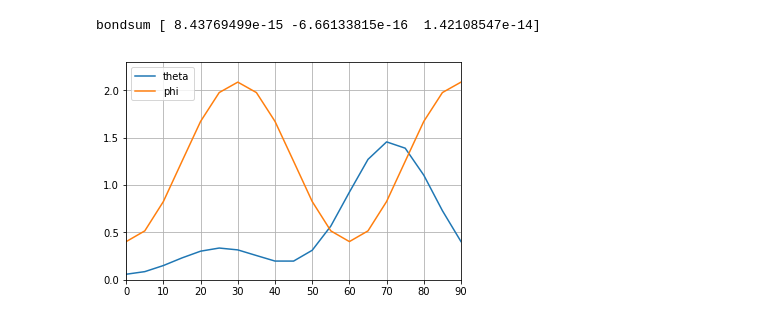
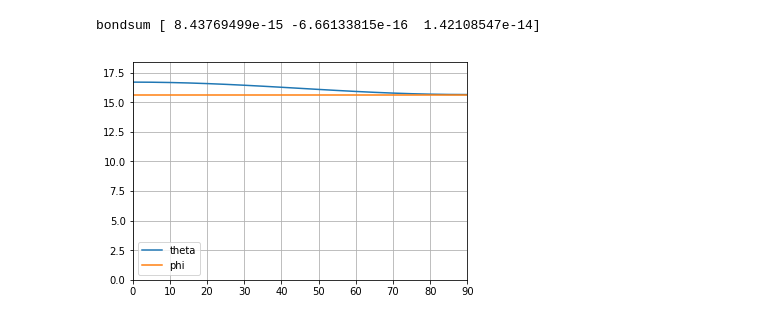
Before and after one commit to Yasushi-Shinohara/Bond_Charge_Model, a Jupyter notebook: src/Prototyping.ipynb, the cells around one changed output. Drawn from its saved outputs; the diff is of its cells as text; code cells hidden in the pictures.

```diff
--- a/src/Prototyping.ipynb
+++ b/src/Prototyping.ipynb
@@ -204,0 +40,2 @@ def plot_bonds(al, natom, atomdict, nbond, bonddict):
+# %%
+nbond, bonddict = atomdict2bonddict(al, natom, atomdict)
@@ -207,47 +48,16 @@ bonddict = plot_bonds(al, natom, atomdict, nbond, bonddict)
 # %% [output]
 [figure]
 bondsum [ 8.43769499e-15 -6.66133815e-16  1.42108547e-14]
-# %%
-def E2Eabs(nbond, bonddict,E,npower):
-    Eabs = 0.0
-    for ibond in range(nbond):
-        value = bonddict[str(ibond)]
-        dcart = value[9]
-        Edotdcart = np.abs(np.dot(E, dcart)/np.linalg.norm(dcart))
-        Eabs += (Edotdcart)**npower
-    return Eabs
-def thetaphi2E(theta, phi):
-    E = np.zeros(3, dtype='float64')
-    E[0] = np.sin(theta)*np.cos(phi)
-    E[1] = np.sin(theta)*np.sin(phi)
-    E[2] = np.cos(theta)
-    return E
-def calc_Eabs_theta_phi(nbond, bondict, npower):
-    Nphi = 19
-    Ntheta = 19
-    theta = np.linspace(0.0,0.25,Ntheta,dtype='float64')
-    phi = np.linspace(0.0,0.25,Nphi,dtype='float64')
-    theta = theta*tpi
-    phi = phi*tpi
-    Eabstheta = np.zeros(Ntheta,dtype='float64')
-    Eabsphi = np.zeros(Nphi,dtype='float64')
-    for itheta in range(Ntheta):
-        E = thetaphi2E(theta[itheta],phi[0])
-        Eabstheta[itheta] = E2Eabs(nbond, bonddict,E,npower)
-    for iphi in range(Nphi):
-        E = thetaphi2E(theta[Ntheta-1],phi[iphi])
-        Eabsphi[iphi] = E2Eabs(nbond,bonddict,E,npower)
-    return theta, Eabstheta, phi, Eabsphi
 # %%
-npower = 24
+npower = 2
 theta, Eabstheta, phi, Eabsphi = calc_Eabs_theta_phi(nbond, bonddict, npower)
 plt.figure()
 plt.xlim(0.0,90.0)
 plt.ylim(0.0,1.1*max(np.amax(Eabstheta),np.amax(Eabsphi)))
 plt.plot(theta/tpi*360,Eabstheta,label='theta')
 plt.plot(phi/tpi*360,Eabsphi,label='phi')
 plt.grid()
 plt.legend()
 plt.show()
 # %% [output]
-[figure, old version]
+[figure, new version]
```
Also changed, not shown: parts of 7 cells of this notebook.
